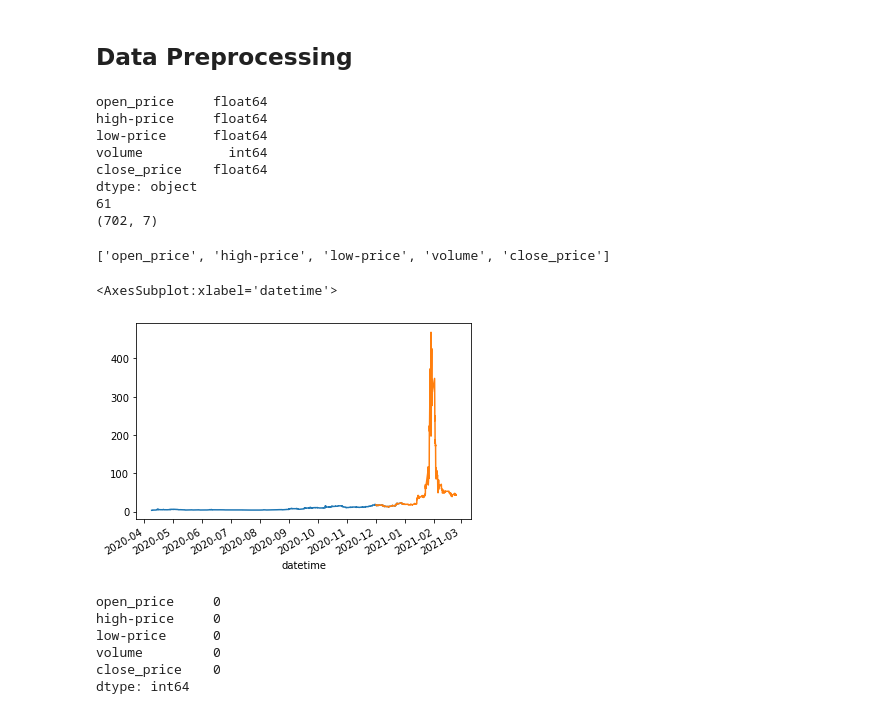
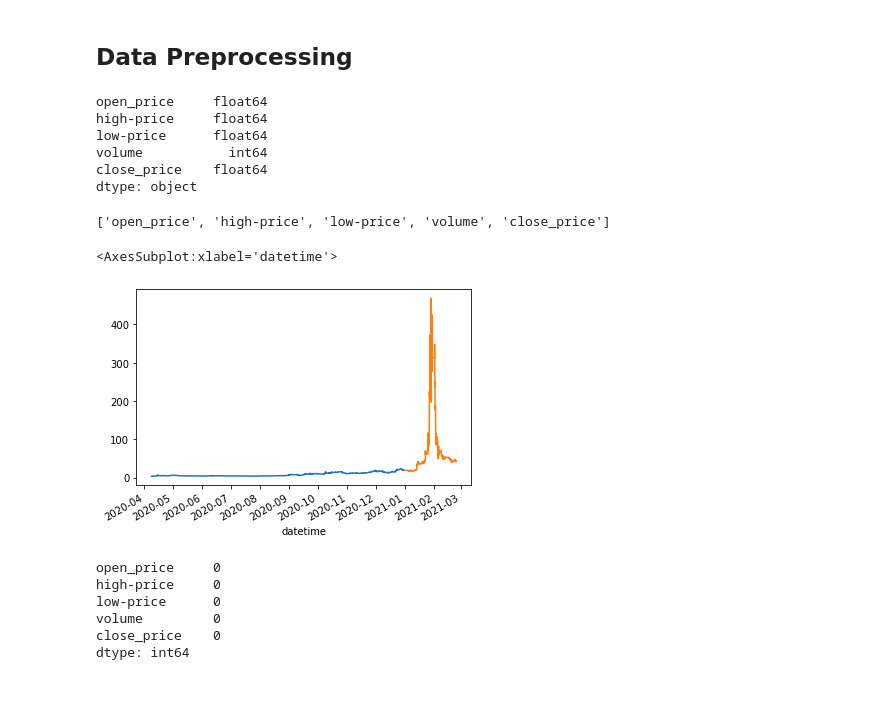
Before and after one commit to brijow/foobar-gamestop, a Jupyter notebook: notebooks/scratchboard.ipynb, the cells around one changed output. Saved outputs shown, nothing was run; the diff lists cells and outputs as text; code cells hidden in the pictures.

```diff
--- a/notebooks/scratchboard.ipynb
+++ b/notebooks/scratchboard.ipynb
@@ -14,24 +14,3 @@ from torch.autograd import Variable
 from sklearn.model_selection import train_test_split
 from sklearn.preprocessing import MinMaxScaler, StandardScaler
 from sklearn.metrics import log_loss
-# %%
-# load raw financial data
-
-# daily resolution
-# historical_data = pd.read_csv('../foobar/data/raw/stock_candle_D_2020-03-01_2021-01-01.csv')
-# short_squzeet_data = pd.read_csv('../foobar/data/raw/stock_candle_D_2020-12-01_2021-03-01.csv')
-
-# hourly resolution
-historical_data = pd.read_csv('../foobar/data/raw/stock_candle_60_2020-03-01_2021-01-01.csv')
-short_squzeet_data = pd.read_csv('../foobar/data/raw/stock_candle_60_2020-12-01_2021-03-01.csv')
-print(historical_data.shape)
-print(short_squzeet_data.shape)
-
-historical_data['datetime'] = pd.to_datetime(historical_data['timestamp'], unit='s')
-historical_data = historical_data.sort_values(by=['timestamp'], axis=0)
-
-short_squzeet_data['datetime'] = pd.to_datetime(short_squzeet_data['timestamp'], unit='s')
-short_squzeet_data = short_squzeet_data.sort_values(by=['timestamp'], axis=0)
-historical_data = historical_data.set_index('datetime')
-short_squzeet_data = short_squzeet_data.set_index('datetime')
-short_squzeet_data.head(50)
@@ -58,0 +17,18 @@ short_squzeet_data.head(50)
+# %%
+# load raw financial data
+# hourly resolution
+gamestop_data = pd.read_csv('../foobar/data/raw/stock_candle_60_2020-03-01_2021-03-01.csv')
+gamestop_data = gamestop_data.sort_values(by=['timestamp'], axis=0)
+gamestop_data['datetime'] = pd.to_datetime(gamestop_data['timestamp'], unit='s')
+gamestop_data = gamestop_data.set_index('datetime')
+
+# resmaple the data hourly and pad the gaps with the previous record
+gamestop_data = gamestop_data.resample('H', label='right').pad()
+print(gamestop_data.shape)
+
+train_data = gamestop_data[gamestop_data.index.year == 2020]
+short_squeeze_data = gamestop_data[gamestop_data.index.year == 2021]
+print(train_data.shape)
+print(short_squeeze_data.shape)
+
+train_data
@@ -63,25 +57,18 @@ short_squzeet_data.head(50)
 # sorted based on timestamp
 
 # extract timestamps for visualization
-train_datetime_list = list(historical_data.index)
-
-test_datetime_list = list(short_squzeet_data.index)
-
-# select feature columns for training and predictions
-df_train = historical_data.drop(['status'],axis=1)
-df_test = short_squzeet_data.drop(['status'],axis=1)
+train_datetime_list = list(train_data.index)
+test_datetime_list = list(short_squeeze_data.index)
 
 # create a list of column names for training and predictions
 cols = list(df_train)
 # reordering the columns: put the prediction column to the last column
 cols = ['open_price', 'high-price', 'low-price', 'volume','close_price']
-df_train = df_train[cols]
-df_test = df_test[cols]
+df_train = train_data[cols]
+df_target = short_squeeze_data[cols]
 
 # check the df column types to ensure they have correct types
 print(df_train.dtypes)
-print(len(test_timestamp_list))
-print(short_squzeet_data.shape)
 cols
 # %% [output]
 open_price     float64
@@ -90,15 +77,13 @@ low-price      float64
 volume           int64
 close_price    float64
 dtype: object
-61
-(702, 7)
 ['open_price', 'high-price', 'low-price', 'volume', 'close_price']
 # %%
 historical_data['close_price'].plot()
-short_squzeet_data['close_price'].plot()
+short_squeeze_data['close_price'].plot()
 # %% [output]
 <AxesSubplot:xlabel='datetime'>
-[figure, old version]
+[figure, new version]
 # %%
 # finding missing values
 df_train.isnull().sum()
```
Also changed, not shown: parts of 15 cells of this notebook, 9 other files.
